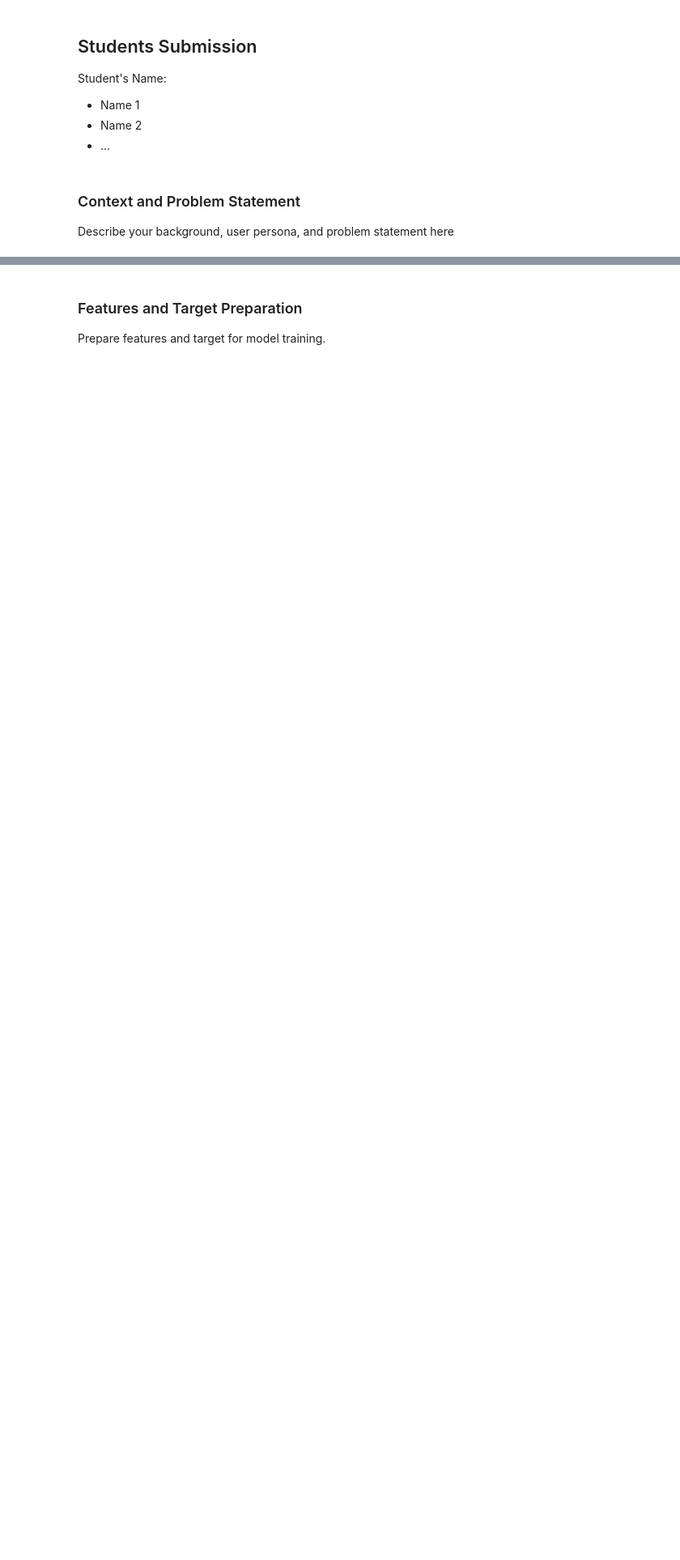
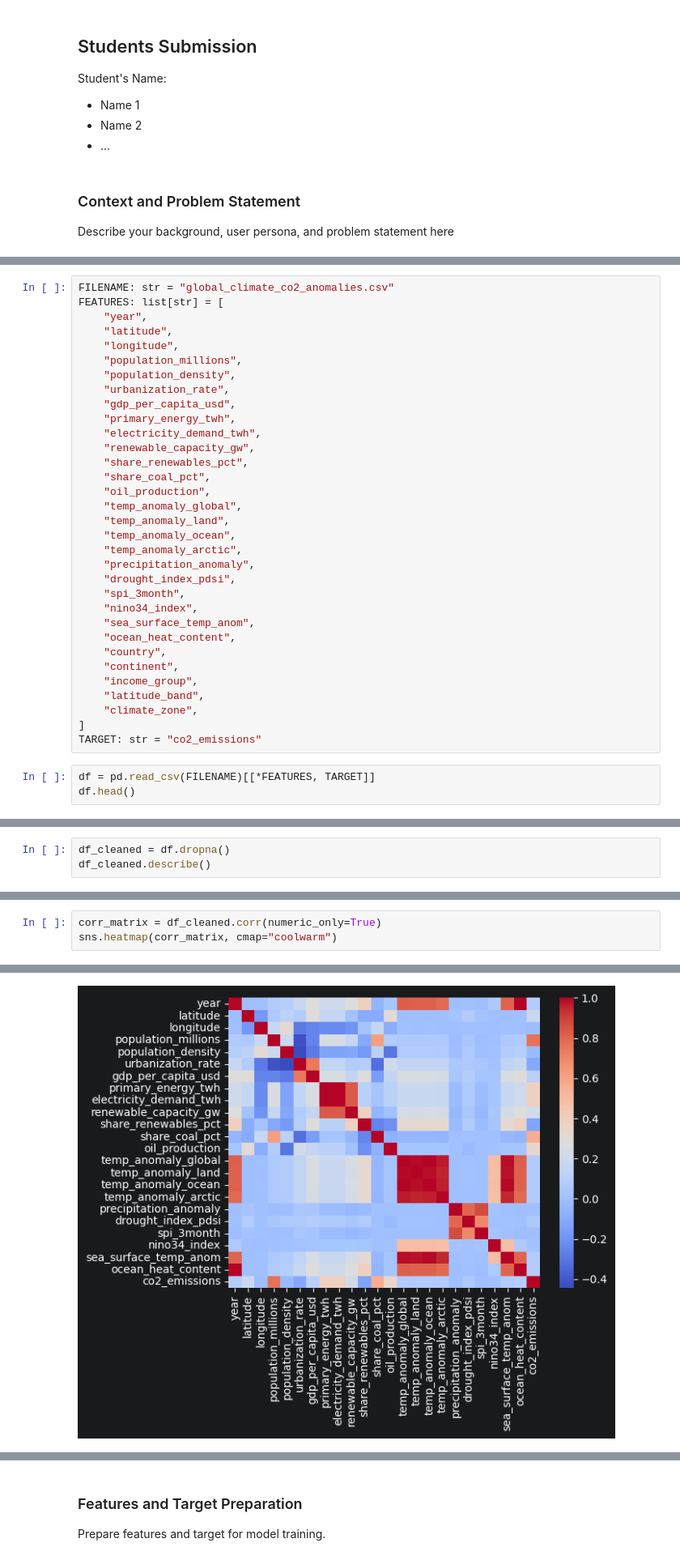
Before and after one commit to jaredliw/dtp3, a Jupyter notebook: model.ipynb, the cells around one changed output, grey strips where cells are left out. Shown at 81% size. Drawn from its saved outputs; the diff is of its cells as text; blank space fills up the shorter version.

```diff
--- a/model.ipynb
+++ b/model.ipynb
@@ -32,0 +40,36 @@ Describe your background, user persona, and problem statement here
+# %%
+FILENAME: str = "global_climate_co2_anomalies.csv"
+FEATURES: list[str] = [
+    "year",
+    "latitude",
+    "longitude",
+    "population_millions",
+    "population_density",
+    "urbanization_rate",
+    "gdp_per_capita_usd",
+    "primary_energy_twh",
+    "electricity_demand_twh",
+    "renewable_capacity_gw",
+    "share_renewables_pct",
+    "share_coal_pct",
+    "oil_production",
+    "temp_anomaly_global",
+    "temp_anomaly_land",
+    "temp_anomaly_ocean",
+    "temp_anomaly_arctic",
+    "precipitation_anomaly",
+    "drought_index_pdsi",
+    "spi_3month",
+    "nino34_index",
+    "sea_surface_temp_anom",
+    "ocean_heat_content",
+    "country",
+    "continent",
+    "income_group",
+    "latitude_band",
+    "climate_zone",
+]
+TARGET: str = "co2_emissions"
+# %%
+df = pd.read_csv(FILENAME)[[*FEATURES, TARGET]]
+df.head()
@@ -46,0 +96,3 @@ Use python code to:
+# %%
+df_cleaned = df.dropna()
+df_cleaned.describe()
@@ -46,0 +130,4 @@ Use python code to:
+# %%
+corr_matrix = df_cleaned.corr(numeric_only=True)
+sns.heatmap(corr_matrix, cmap="coolwarm")
+# %% [output]
@@ -46,0 +135 @@ Use python code to:
+[figure, added]
```
Also changed, not shown: parts of 29 cells of this notebook.
